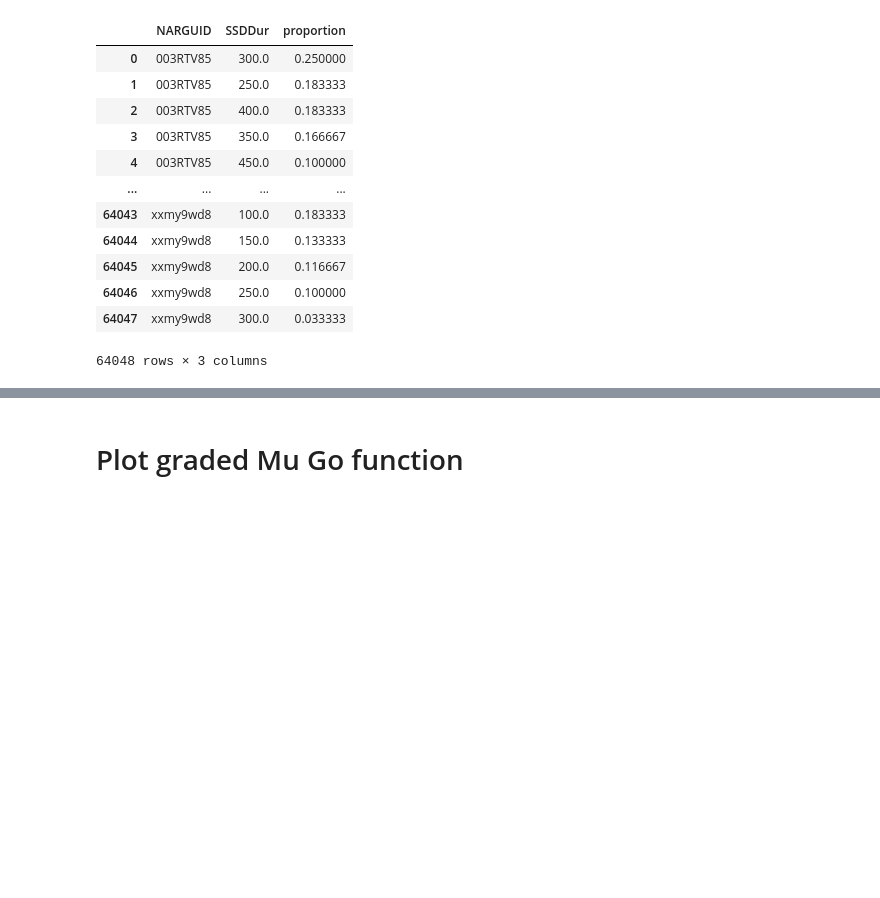
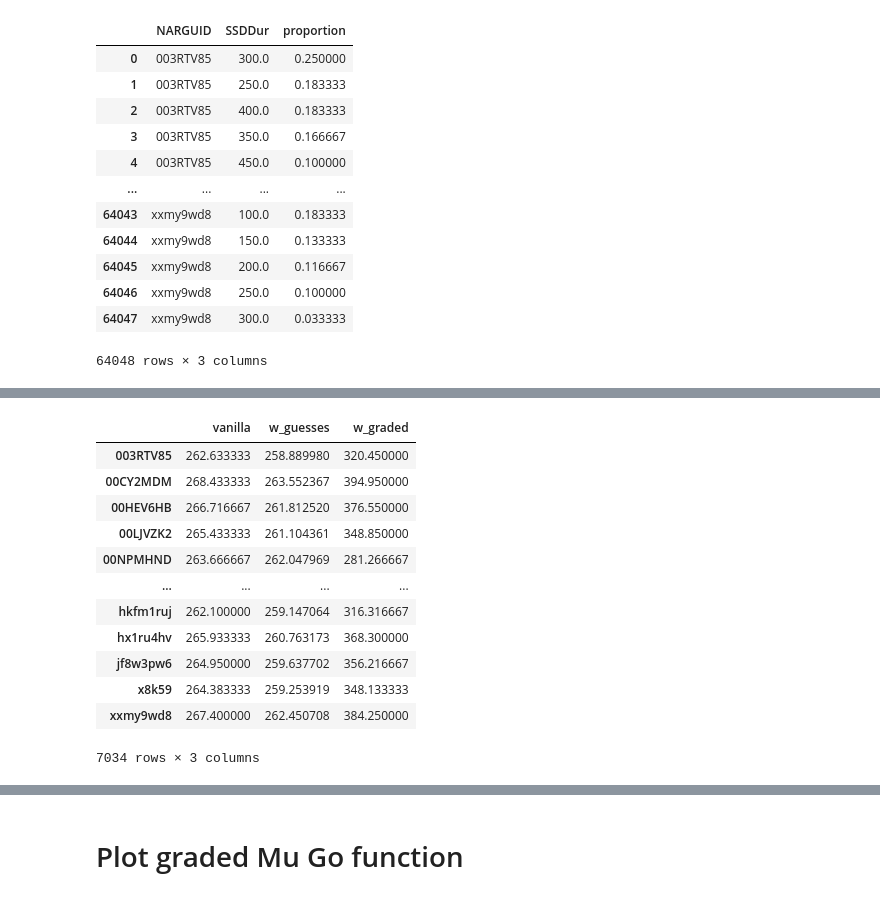
Before and after one commit to henrymj/ABCD_simulations, a Jupyter notebook: generate_results.ipynb, the cells around one changed output, grey strips where cells are left out. Cells and saved outputs as stored; diff of their text form; code cells hidden in the pictures; blank space fills up the shorter version.

```diff
--- a/generate_results.ipynb
+++ b/generate_results.ipynb
@@ -225,3 +164,19 @@ indiv_SSRTs.corr(method='spearman')
+# %%
+indiv_ssrt_df
+# %% [output]
+|  | vanilla | w_guesses | w_graded |
+| 003RTV85 | 262.633333 | 258.889980 | 320.450000 |
+| 00CY2MDM | 268.433333 | 263.552367 | 394.950000 |
+| 00HEV6HB | 266.716667 | 261.812520 | 376.550000 |
+| 00LJVZK2 | 265.433333 | 261.104361 | 348.850000 |
+| 00NPMHND | 263.666667 | 262.047969 | 281.266667 |
+| ... | ... | ... | ... |
+| hkfm1ruj | 262.100000 | 259.147064 | 316.316667 |
+| hx1ru4hv | 265.933333 | 260.763173 | 368.300000 |
+| jf8w3pw6 | 264.950000 | 259.637702 | 356.216667 |
+| x8k59 | 264.383333 | 259.253919 | 348.133333 |
+| xxmy9wd8 | 267.400000 | 262.450708 | 384.250000 |
+7034 rows × 3 columns
 # %%
 indiv_SSRTs.filter(regex='SSRT-vanilla').corr(method='spearman')
 # %% [output]
```
Also changed, not shown: parts of 12 cells of this notebook, 14 other files.
